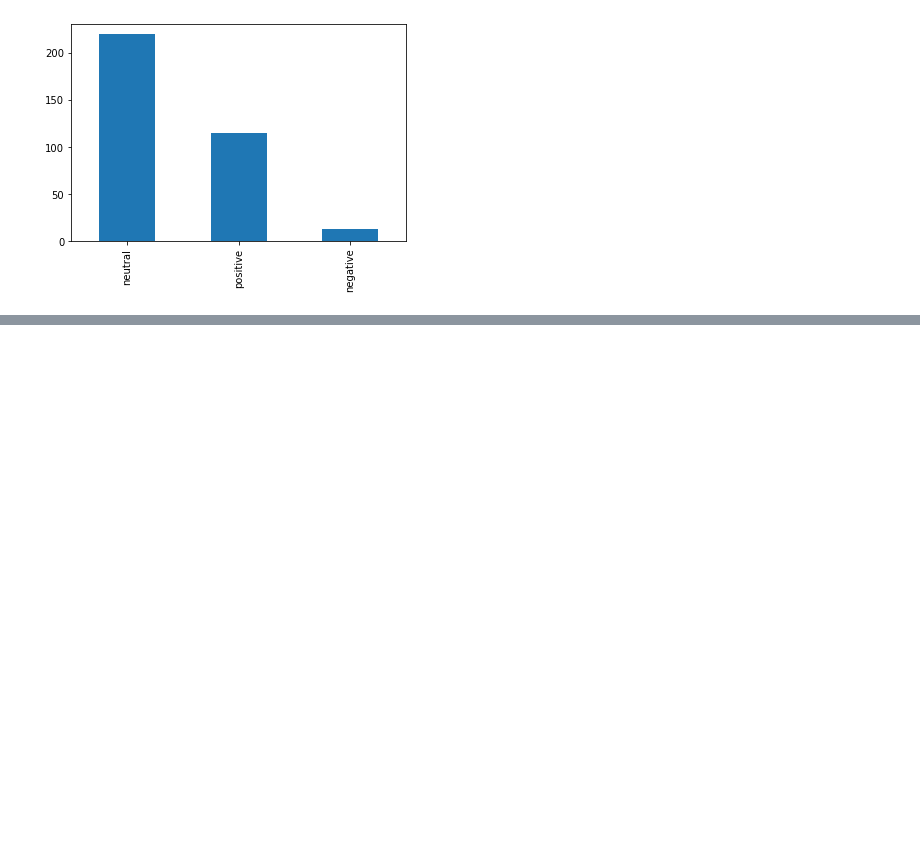
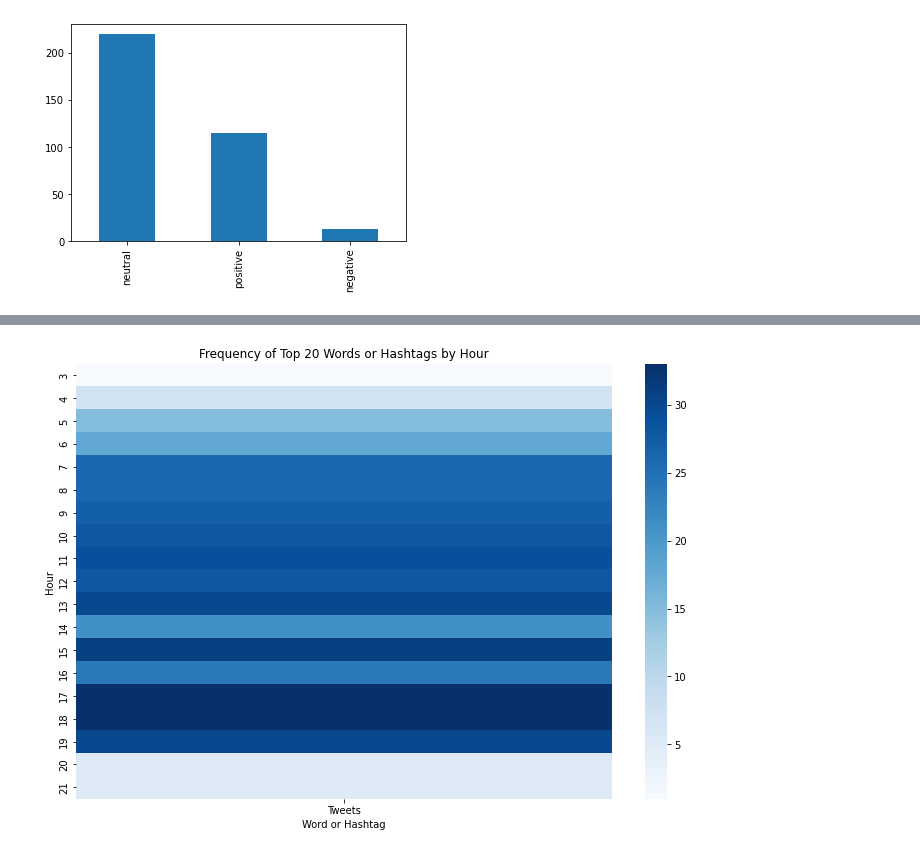
Before and after one commit to yeva-190/Armenian-political-analysis-with-sentiment-analysis, a Jupyter notebook: capstone.ipynb, the cells around one changed output, grey strips where cells are left out. Cells and saved outputs as stored; diff of their text form; code cells hidden in the pictures; blank space fills up the shorter version.

```diff
--- a/capstone.ipynb
+++ b/capstone.ipynb
@@ -237,0 +249,20 @@ before.label.value_counts().plot(kind='bar')
+# %%
+import seaborn as sns
+tweets_nikol['Date Created'] = pd.to_datetime(tweets_nikol['Date Created'])
+tweets_nikol['hour'] = tweets_nikol['Date Created'].dt.hour
+# %%
+word_freq = pd.Series(' '.join(tweets_nikol['Tweets']).lower().split()).value_counts()[:20]
+df_top_words = tweets_nikol[tweets_nikol['Tweets'].str.lower().str.contains('|'.join(word_freq.index))]
+hour_freq = df_top_words['hour'].value_counts().sort_index()
+word_by_hour = pd.pivot_table(df_top_words, index='hour',
+                              #columns=lambda x: x.lower(),
+                              values='Tweets', aggfunc=len, fill_value=0)
+
+fig, ax = plt.subplots(figsize=(12, 8))
+sns.heatmap(word_by_hour, cmap='Blues')
+ax.set_xlabel('Word or Hashtag')
+ax.set_ylabel('Hour')
+ax.set_title('Frequency of Top 20 Words or Hashtags by Hour')
+plt.show()
+# %% [output]
+[figure, added]
```
Also changed, not shown: parts of 2 cells of this notebook.
